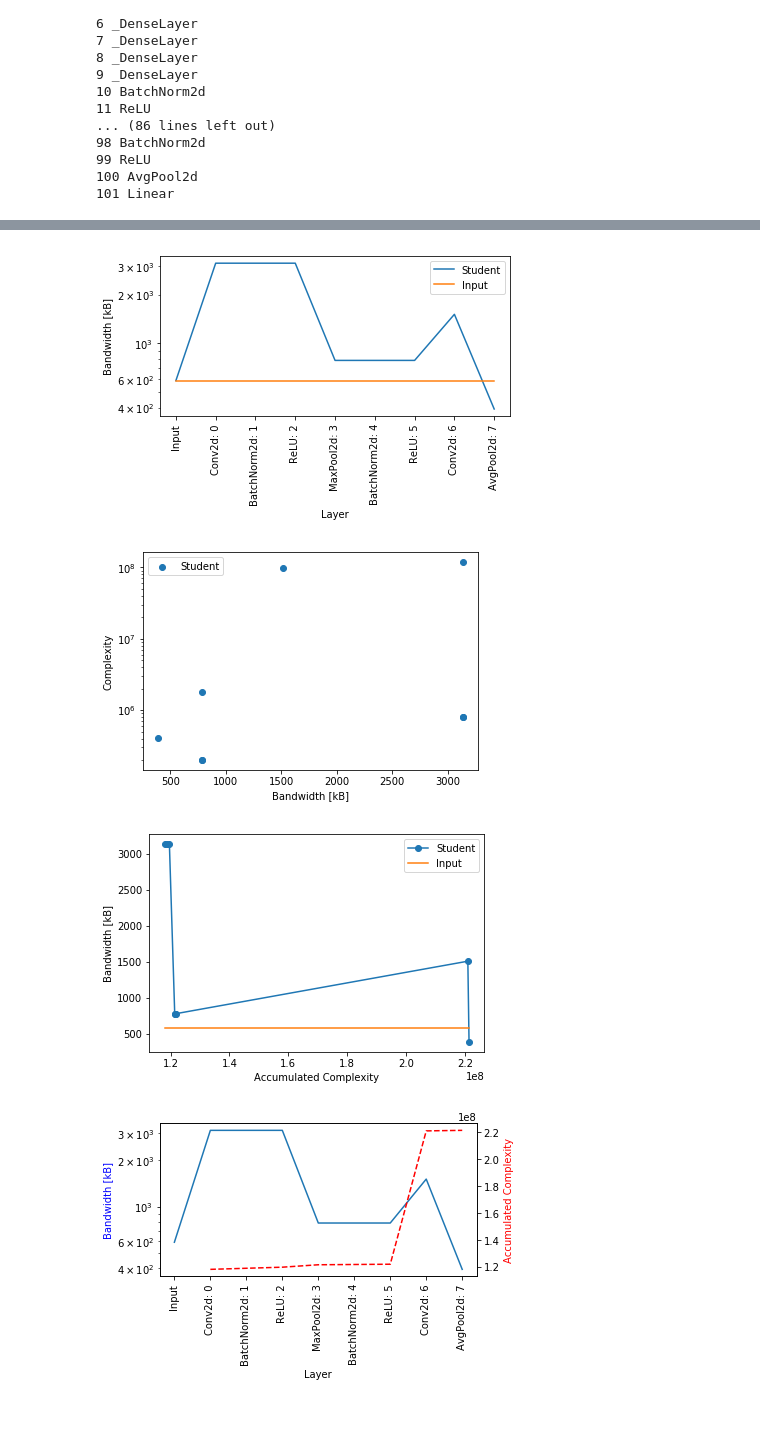
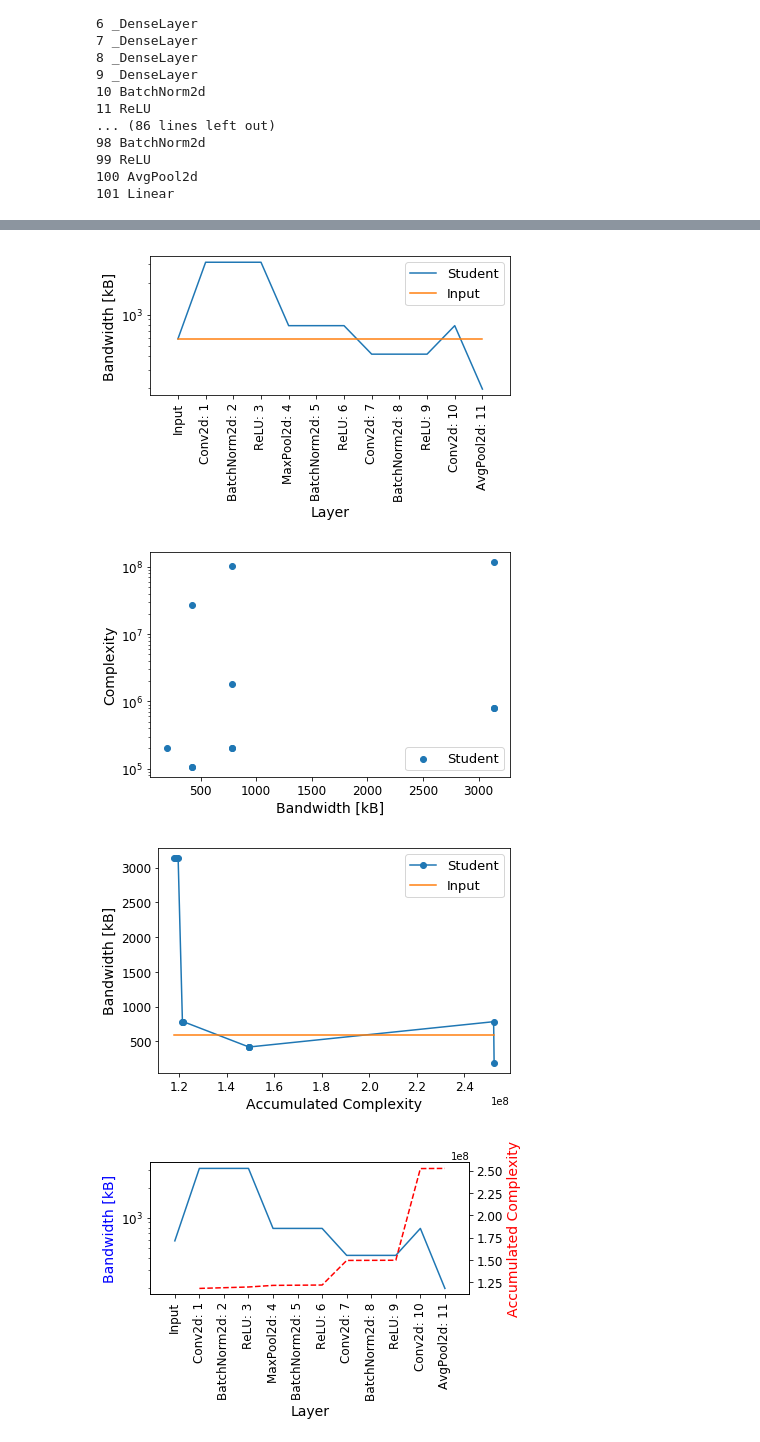
Before and after one commit to yoshitomo-matsubara/head-network-distillation, a Jupyter notebook: src/splittable_point_finder.ipynb, the cells around one changed output, grey strips where cells are left out. Saved outputs shown, nothing was run; the diff lists cells and outputs as text; code cells hidden in the pictures; blank space fills up the shorter version.

```diff
--- a/src/splittable_point_finder.ipynb
+++ b/src/splittable_point_finder.ipynb
@@ -72,14 +63,17 @@ torch.Size([1, 128, 28, 28])
 # %%
 student_model = nn.Sequential(
-        nn.Conv2d(3, 64, kernel_size=7, stride=2, padding=3, bias=False),
-        nn.BatchNorm2d(64),
-        nn.ReLU(inplace=True),
-        nn.MaxPool2d(kernel_size=3, stride=2, padding=1),
+    nn.Conv2d(3, 64, kernel_size=7, stride=2, padding=3, bias=False),
+    nn.BatchNorm2d(64),
+    nn.ReLU(inplace=True),
+    nn.MaxPool2d(kernel_size=3, stride=2, padding=1),
 
-        nn.BatchNorm2d(64),
-        nn.ReLU(inplace=True),
-        nn.Conv2d(64, 128, kernel_size=2, stride=1, bias=False),
-        nn.AvgPool2d(kernel_size=2, stride=2, padding=1)
+    nn.BatchNorm2d(64),
+    nn.ReLU(inplace=True),
+    nn.Conv2d(64, 128, kernel_size=2, stride=2, padding=1, bias=False),
+    nn.BatchNorm2d(128),
+    nn.ReLU(inplace=True),
+    nn.Conv2d(128, 256, kernel_size=2, stride=1, bias=False),
+    nn.AvgPool2d(kernel_size=2, stride=2)
 )
 z = student_model(x)
 z.size()
@@ -128,3 +130,3 @@ Number of Operations: 1276.87885M
 # %%
-_ = net_measure_util.compute_model_complexity_and_bandwidth(student_model, 'Student', input_shape, scaled=False)
+student_op_counts, student_bandwidths, student_accum_complexities = net_measure_util.compute_model_complexity_and_bandwidth(student_model, 'Student', input_shape, scaled=False)
 # %% [output]
@@ -134,7 +136,7 @@ Number of Operations: 221.35194M
-[figure, old version]
+[figure, new version]
-[figure, old version]
+[figure, new version]
-[figure, old version]
+[figure, new version]
-[figure, old version]
+[figure, new version]
 # %%
 def plot_multiple_models(models, model_types):
     op_counts_list = list()
```
Also changed, not shown: parts of 15 cells of this notebook.
